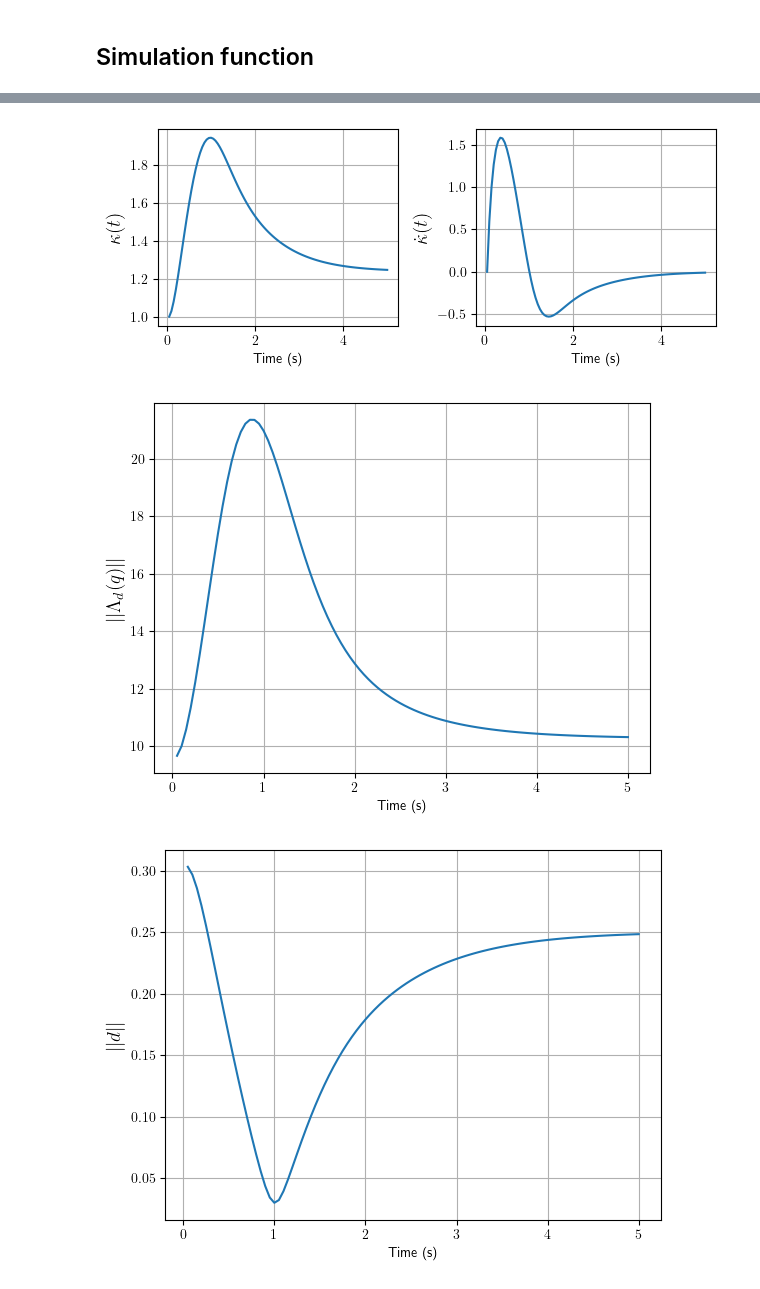
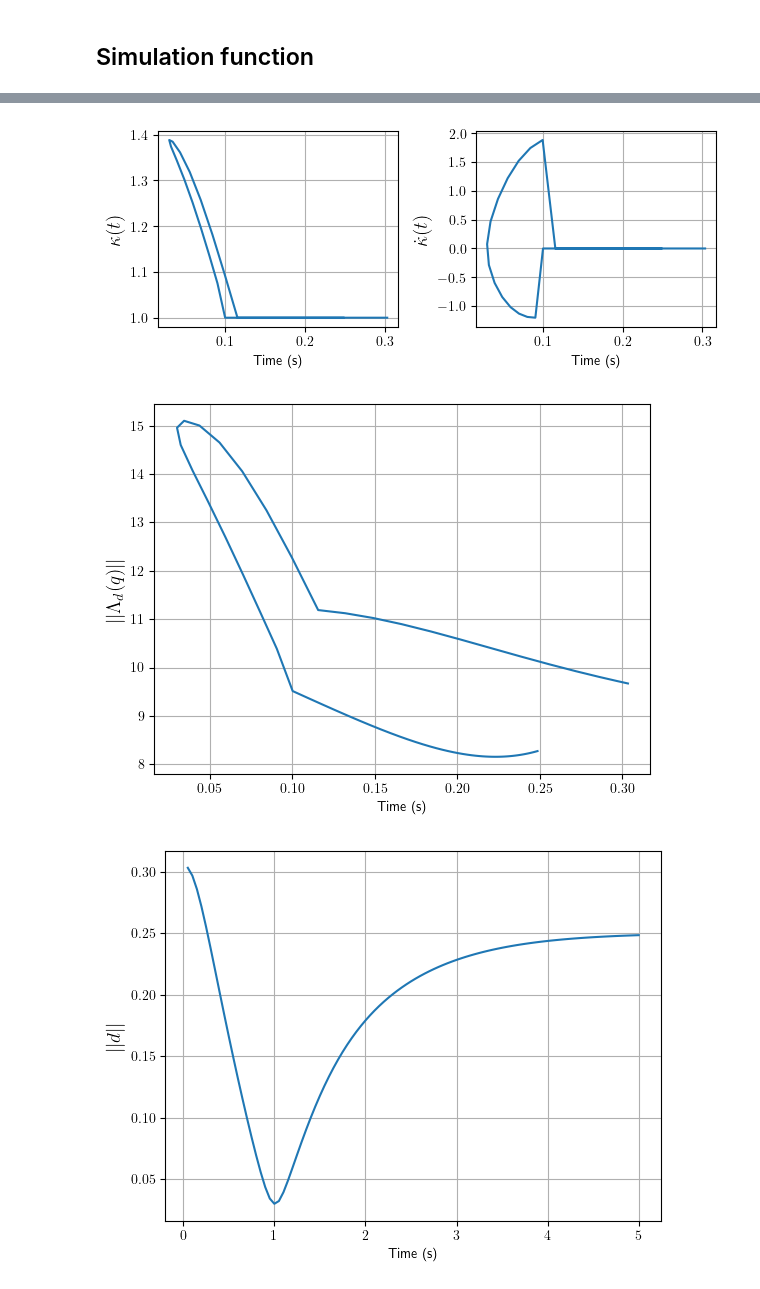
Before and after one commit to Betancourt20/Pinocchio_examples, a Jupyter notebook: JacoKinova/TaskSpaceControl_Analysis.ipynb, the cells around one changed output, grey strips where cells are left out. Drawn from its saved outputs; the diff is of its cells as text; code cells hidden in the pictures.

```diff
--- a/JacoKinova/TaskSpaceControl_Analysis.ipynb
+++ b/JacoKinova/TaskSpaceControl_Analysis.ipynb
@@ -125,7 +125,7 @@ def run_robot():
     OM_act=data.oMf[model.getFrameId("j2s6s200_end_effector")]
     #print(OM_act.translation)
     kappa = 1
-    d_bar = 0.3
+    d_bar = 0.1
     # Control variables
     nuvs = 5
     kvs = np.array([nuvs, nuvs, nuvs, nuvs, nuvs, nuvs])
@@ -135,7 +135,7 @@ def run_robot():
     kps = np.array([luvs, luvs, luvs,luvs, luvs, luvs])
     Kp = np.diag(kps)
 
-    alpha = 5
+    alpha = 20
     t = 0
     dt = 5e-2
     T = 5
@@ -277,33 +277,33 @@ t_list, u_list, q_list, pose_list, pose_des_list, d, Md, kappa, Dkappa, E1, E2 =
 # %%
 #Graph kappa
 fig, ax = plt.subplots()
 ax = plt.subplot(2, 2, 1)
-plt.plot(t_list, kappa)
+plt.plot(d, kappa)
 ax.set_ylabel(r"$\kappa(t)$", fontsize = 14)
 ax.set_xlabel('Time (s)')
 plt.grid(True)
 fig.tight_layout()
 
 ax = plt.subplot(2, 2, 2)
-plt.plot(t_list, Dkappa)
+plt.plot(d, Dkappa)
 ax.set_ylabel(r"$\dot{\kappa}(t)$", fontsize = 14)
 ax.set_xlabel('Time (s)')
 plt.grid(True)
 fig.tight_layout()
 plt.show()
 # %% [output]
-[figure, old version]
+[figure, new version]
 # %%
 fig, ax = plt.subplots()
 #ax = plt.subplot(3, 2, 1)
-plt.plot(t_list, Md)
+plt.plot(d, Md)
 ax.set_ylabel(r"$ || \Lambda_d(q) || $", fontsize = 14)
 ax.set_xlabel('Time (s)')
 
 plt.grid(True)
 plt.show()
 # %% [output]
-[figure, old version]
+[figure, new version]
 # %%
 fig, ax = plt.subplots()
 #ax = plt.subplot(3, 2, 1)
```
Also changed, not shown: parts of 2 cells of this notebook.
